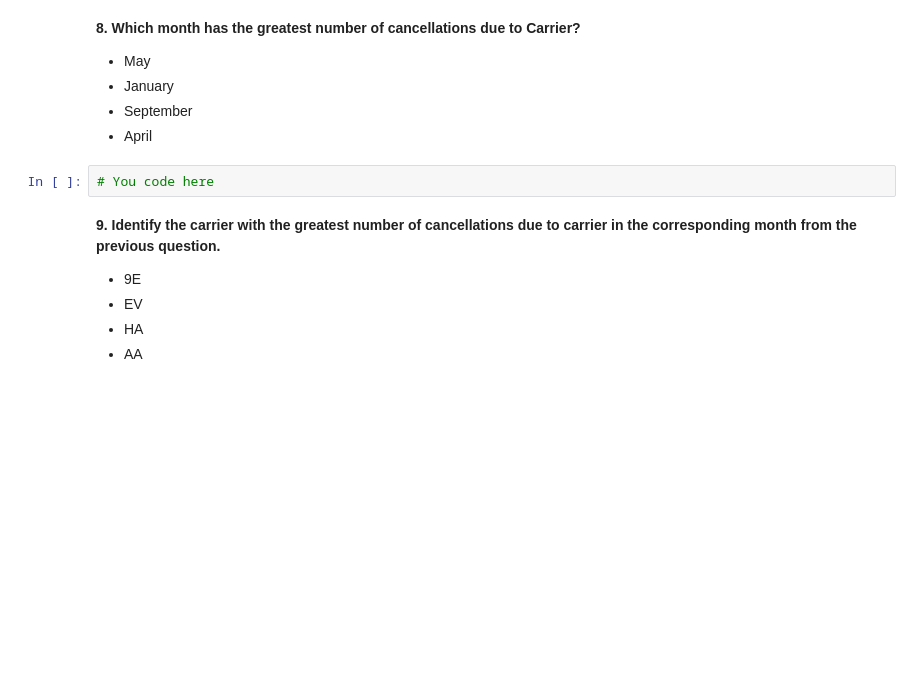
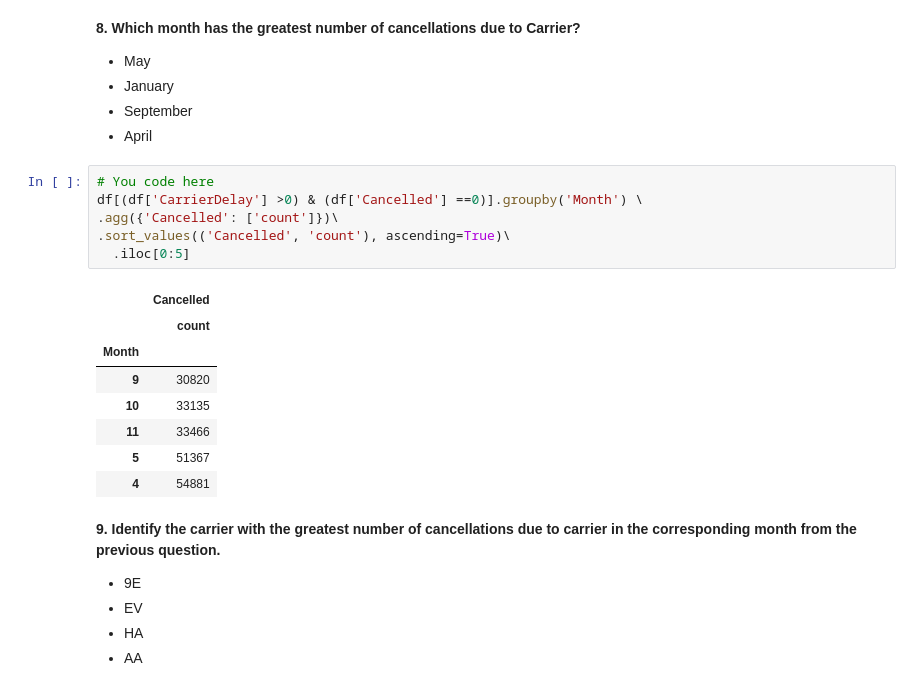
Before and after one commit to anoop9/mlcourse.ai, a Jupyter notebook: jupyter_english/assignments_fall2018/assignment2_USA_flights.ipynb, the cells around one changed output. Saved outputs shown, nothing was run; the diff lists cells and outputs as text; blank space fills up the shorter version.

```diff
--- a/jupyter_english/assignments_fall2018/assignment2_USA_flights.ipynb
+++ b/jupyter_english/assignments_fall2018/assignment2_USA_flights.ipynb
@@ -282,8 +364,21 @@ num_flights_by_date.rolling(window=7).mean().plot();
 - January
 - September
 - April
-# %%
-# You code here
+# %%
+# You code here
+df[(df['CarrierDelay'] >0) & (df['Cancelled'] ==0)].groupby('Month') \
+.agg({'Cancelled': ['count']})\
+.sort_values(('Cancelled', 'count'), ascending=True)\
+  .iloc[0:5]
+# %% [output]
+|  | Cancelled |
+|  | count |
+| Month |  |
+| 9 | 30820 |
+| 10 | 33135 |
+| 11 | 33466 |
+| 5 | 51367 |
+| 4 | 54881 |
 # %% [markdown]
 **9. Identify the carrier with the greatest number of cancellations due to carrier in the corresponding month from the previous question.**
 
```
Also changed, not shown: parts of 13 cells of this notebook.
